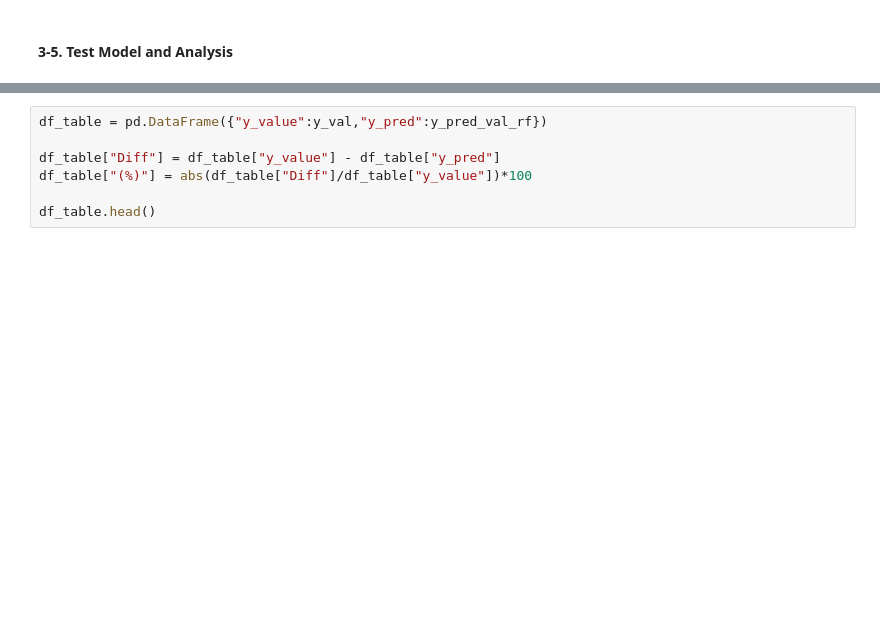
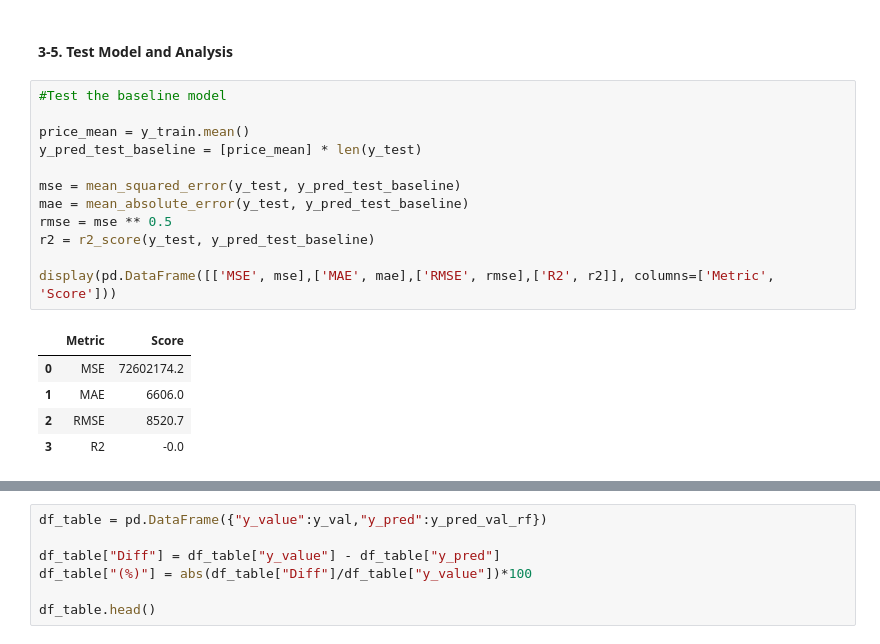
Before and after one commit to KYOH95/Project_2_Car_Analysis, a Jupyter notebook: Project2.ipynb, the cells around one changed output, grey strips where cells are left out. Cells and saved outputs as stored; diff of their text form; blank space fills up the shorter version.

```diff
--- a/Project2.ipynb
+++ b/Project2.ipynb
@@ -1061,3 +1061,21 @@ display(pd.DataFrame([['MSE', mse],['MAE', mae],['RMSE', rmse],['R2', r2]], colu
 | 3 | R2 | 0.9 |
 # %% [markdown]
 #### 3-5. Test Model and Analysis
+# %%
+#Test the baseline model
+
+price_mean = y_train.mean()
+y_pred_test_baseline = [price_mean] * len(y_test)
+
+mse = mean_squared_error(y_test, y_pred_test_baseline)
+mae = mean_absolute_error(y_test, y_pred_test_baseline)
+rmse = mse ** 0.5
+r2 = r2_score(y_test, y_pred_test_baseline)
+
+display(pd.DataFrame([['MSE', mse],['MAE', mae],['RMSE', rmse],['R2', r2]], columns=['Metric', 'Score']))
+# %% [output]
+|  | Metric | Score |
+| 0 | MSE | 72602174.2 |
+| 1 | MAE | 6606.0 |
+| 2 | RMSE | 8520.7 |
+| 3 | R2 | -0.0 |
```
Also changed, not shown: parts of 5 cells of this notebook.
